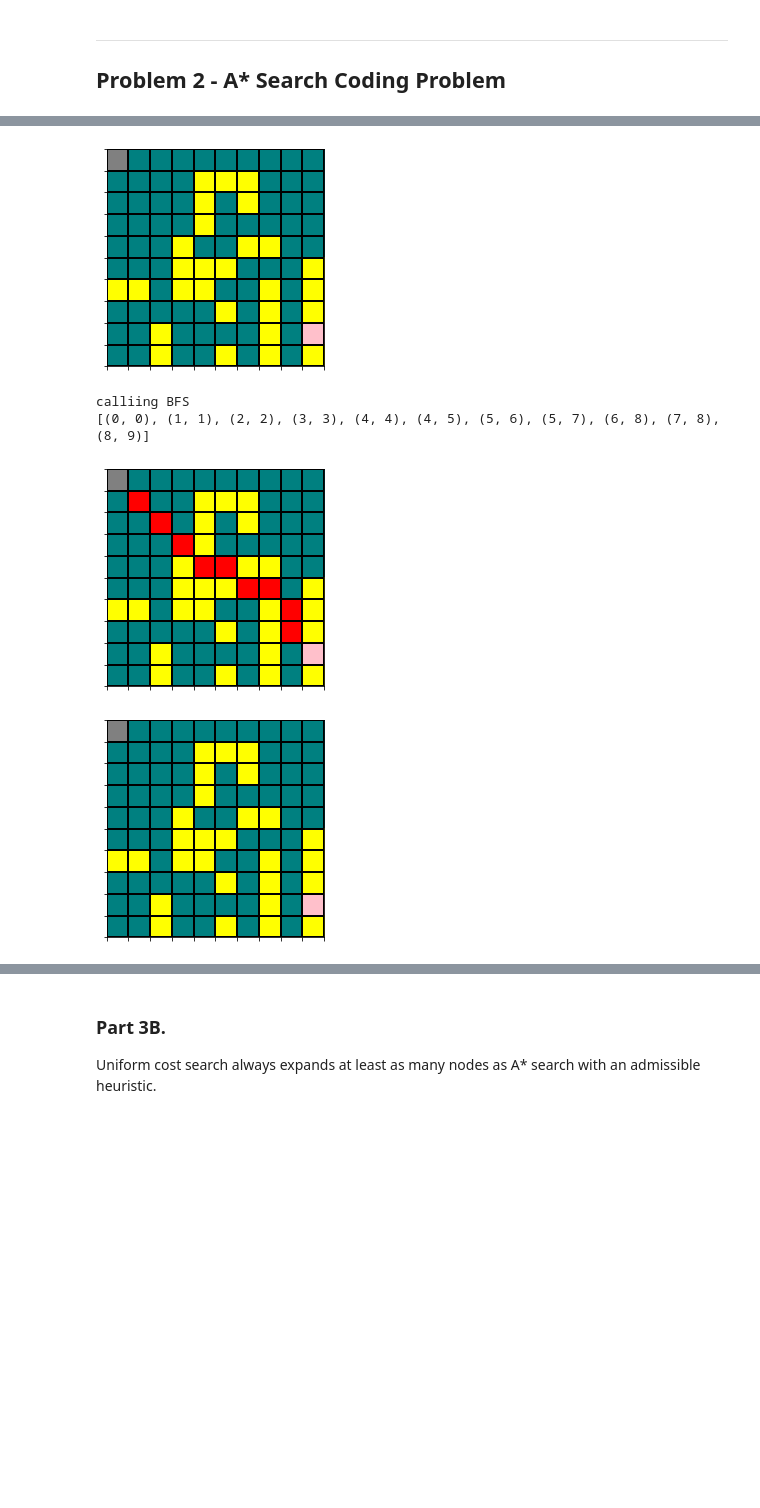
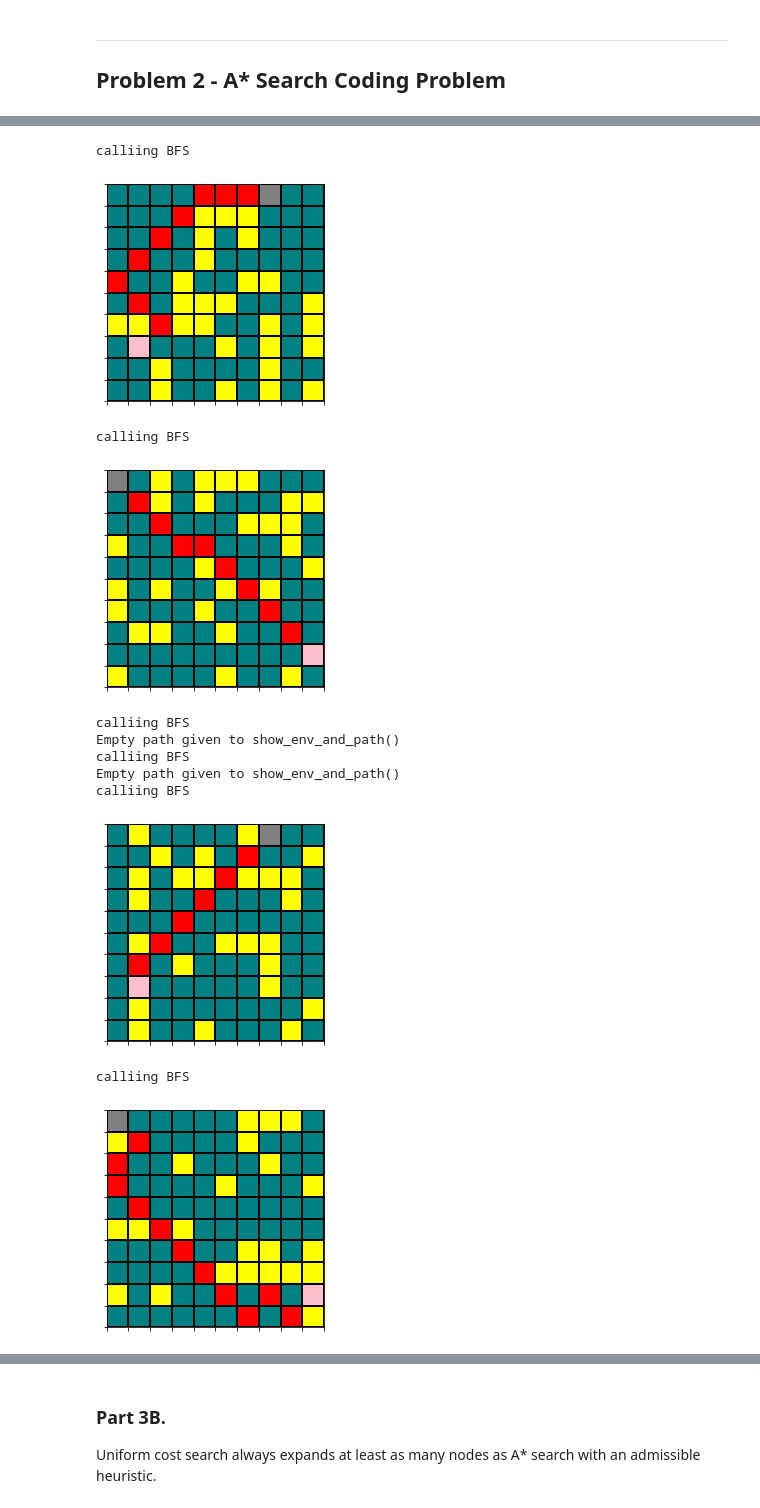
Before and after one commit to coloradointroai/hw_spring_2022, a Jupyter notebook: homework/hw2.ipynb, the cells around one changed output, grey strips where cells are left out. Saved outputs shown, nothing was run; the diff lists cells and outputs as text; code cells hidden in the pictures; blank space fills up the shorter version.

```diff
--- a/homework/hw2.ipynb
+++ b/homework/hw2.ipynb
@@ -53,33 +55,32 @@ Familiarize yourself with the classes and documention linked below. You will imp
 * [Colorado intro ai documentation](https://coloradointroai.github.io)
 
 ### Usage examples
-# %%
-
-robot = Robot()
-robot.show_env()
-#robot.env.edge_weights_1
-
-# You need to implement these methods
-# path1, cost = robot.path_solver.a_star_euclidian()
-# path2, cost = robot.path_solver.bfs()
-# robot.state_dict
-
-# robot.show_env_and_path(path1)
-# %% [output]
-[figure, removed]
-# %%
-# Example of how to generate the solution path with BFS
-
-newpath=robot.path_solver.breadth_first_search(start=(0,0),goal=(8,9),state_graph=robot.env.edge_weights_1,return_cost=False)
-print(newpath)
-# %% [output]
-calliing BFS
-[(0, 0), (1, 1), (2, 2), (3, 3), (4, 4), (4, 5), (5, 6), (5, 7), (6, 8), (7, 8), (8, 9)]
-# %%
-# Example of how to view the path visualizations through the environment.
-
-robot.show_env_and_path(newpath)
-robot.show_env()
-# %% [output]
-[figure, removed]
-[figure, removed]
+# %%
+
+start = (0, 0)
+goal = (8, 9)
+robot = Robot()
+
+for i in range(10):
+    path = robot.path_solver.breadth_first_search((0,7), (7, 1), robot.env.edge_weights_2)
+    robot.show_env_and_path(path)
+
+    robot.refresh_env()
+
+    path, cost = robot.path_solver.breadth_first_search(start, goal, robot.env.edge_weights_2, return_cost=True)
+    robot.show_env_and_path(path)
+    robot.refresh_env
+    # print(cost)
+# %% [output]
+calliing BFS
+[figure, added]
+calliing BFS
+[figure, added]
+calliing BFS
+Empty path given to show_env_and_path()
+calliing BFS
+Empty path given to show_env_and_path()
+calliing BFS
+[figure, added]
+calliing BFS
+[figure, added]
```
Also changed, not shown: parts of 10 cells of this notebook, 5 other files.
